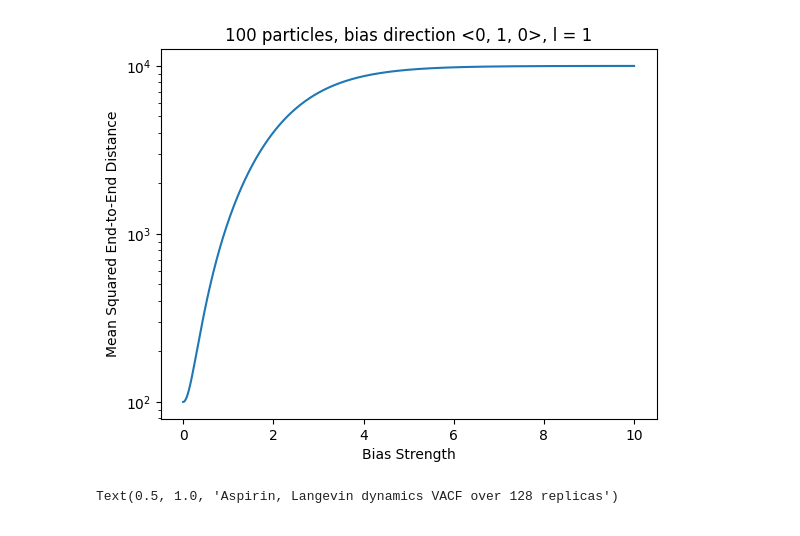
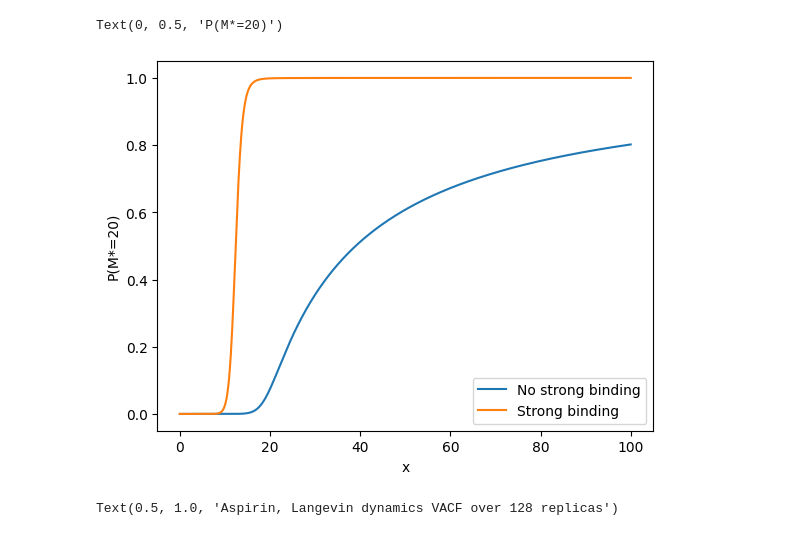
Before and after one commit to jeevster/implicit-md, a Jupyter notebook: Untitled.ipynb, the cells around one changed output. Saved outputs shown, nothing was run; the diff lists cells and outputs as text; code cells hidden in the pictures.

```diff
--- a/Untitled.ipynb
+++ b/Untitled.ipynb
@@ -1,6 +1,31 @@
 # %%
+import numpy as np
+import matplotlib.pyplot as plt
+plt.figure()
+M = 20
+x = np.linspace(0, 100, 1000)
+numerator = 0.05**M * (1 +x)**M
+denominator = 0
+for m in range(M+1):
+    denominator += (0.05**m * (1 +x)**m)
+plt.plot(x, numerator/denominator, label = "No strong binding")
+
+numerator2 = 0.05**M * (1+x)**(M-1) * (1+10000*x)
+denominator2 = 0
+for m in range(M):
+    denominator2 += (0.05**m * (1 +x)**m)
+
+plt.plot(x, numerator2/(denominator2+numerator2), label = "Strong binding")
+
+
+
+
+plt.legend()
+plt.xlabel("x")
+plt.ylabel("P(M*=20)")
 # %% [output]
+Text(0, 0.5, 'P(M*=20)')
-[figure, old version]
+[figure, new version]
 # %%
 import numpy as np
 import matplotlib.pyplot as plt
```
Also changed, not shown: 2 other files.
